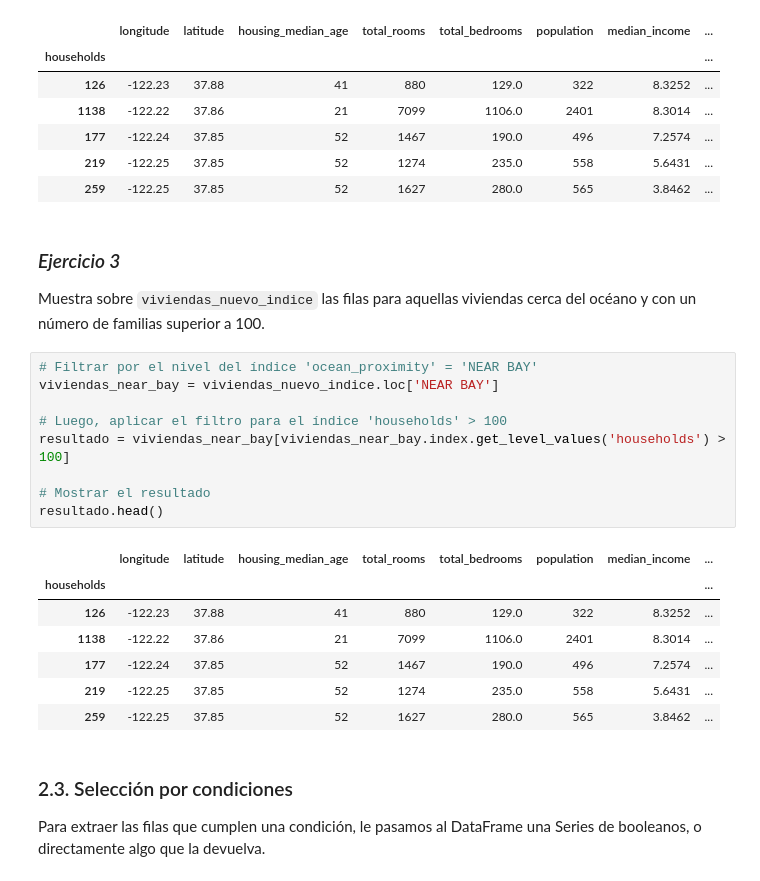
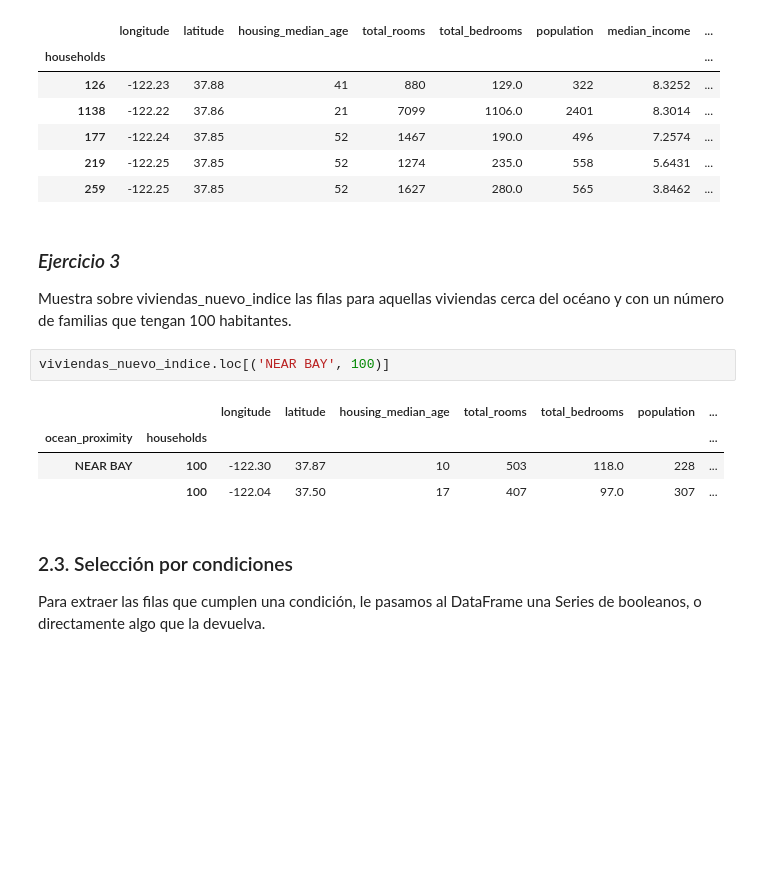
Before and after one commit to Angelmbx/Machine-Learing, a Jupyter notebook: UD1/02_Data_Analisis_Pandas.ipynb, the cells around one changed output. Saved outputs shown, nothing was run; the diff lists cells and outputs as text; blank space fills up the shorter version.

```diff
--- a/UD1/02_Data_Analisis_Pandas.ipynb
+++ b/UD1/02_Data_Analisis_Pandas.ipynb
@@ -254,24 +254,14 @@ viviendas_nuevo_indice.loc[('NEAR BAY')].head()
 # %% [markdown]
 ### *Ejercicio 3*
 
-Muestra sobre `viviendas_nuevo_indice` las filas para aquellas viviendas cerca del océano y con un número de familias superior a 100.
+Muestra sobre viviendas_nuevo_indice las filas para aquellas viviendas cerca del océano y con un número de familias que tengan 100 habitantes.
-# %%
-# Filtrar por el nivel del índice 'ocean_proximity' = 'NEAR BAY'
-viviendas_near_bay = viviendas_nuevo_indice.loc['NEAR BAY']
-
-# Luego, aplicar el filtro para el índice 'households' > 100
-resultado = viviendas_near_bay[viviendas_near_bay.index.get_level_values('households') > 100]
-
-# Mostrar el resultado
-resultado.head()
-# %% [output]
-|  | longitude | latitude | housing_median_age | total_rooms | total_bedrooms | population | median_income | ... |
-| households |  |  |  |  |  |  |  | ... |
-| 126 | -122.23 | 37.88 | 41 | 880 | 129.0 | 322 | 8.3252 | ... |
-| 1138 | -122.22 | 37.86 | 21 | 7099 | 1106.0 | 2401 | 8.3014 | ... |
-| 177 | -122.24 | 37.85 | 52 | 1467 | 190.0 | 496 | 7.2574 | ... |
-| 219 | -122.25 | 37.85 | 52 | 1274 | 235.0 | 558 | 5.6431 | ... |
-| 259 | -122.25 | 37.85 | 52 | 1627 | 280.0 | 565 | 3.8462 | ... |
+# %%
+viviendas_nuevo_indice.loc[('NEAR BAY', 100)]
+# %% [output]
+|  |  | longitude | latitude | housing_median_age | total_rooms | total_bedrooms | population | ... |
+| ocean_proximity | households |  |  |  |  |  |  | ... |
+| NEAR BAY | 100 | -122.30 | 37.87 | 10 | 503 | 118.0 | 228 | ... |
+|  | 100 | -122.04 | 37.50 | 17 | 407 | 97.0 | 307 | ... |
 # %% [markdown]
 ### 2.3. Selección por condiciones
 
```
Also changed, not shown: parts of 12 cells of this notebook.
